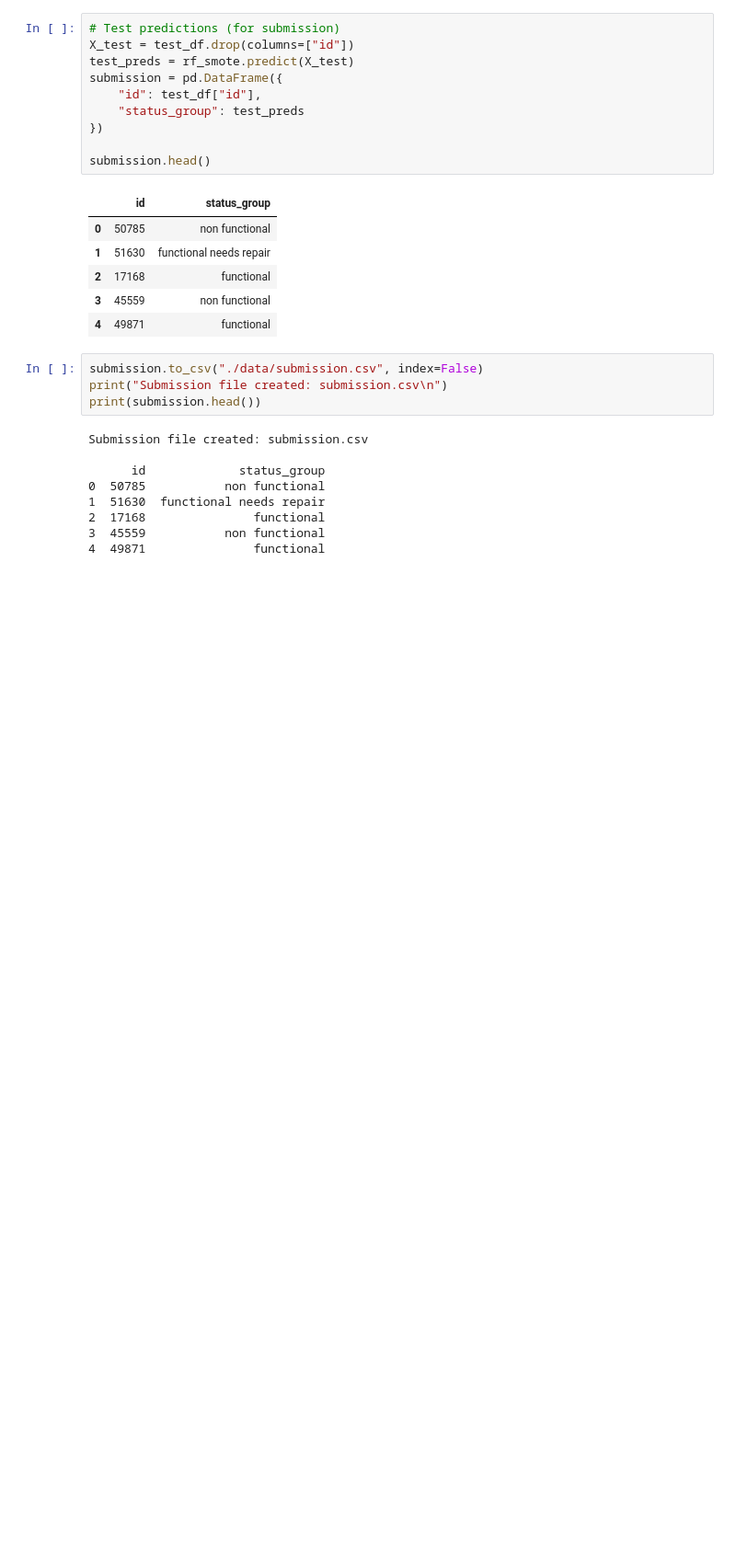
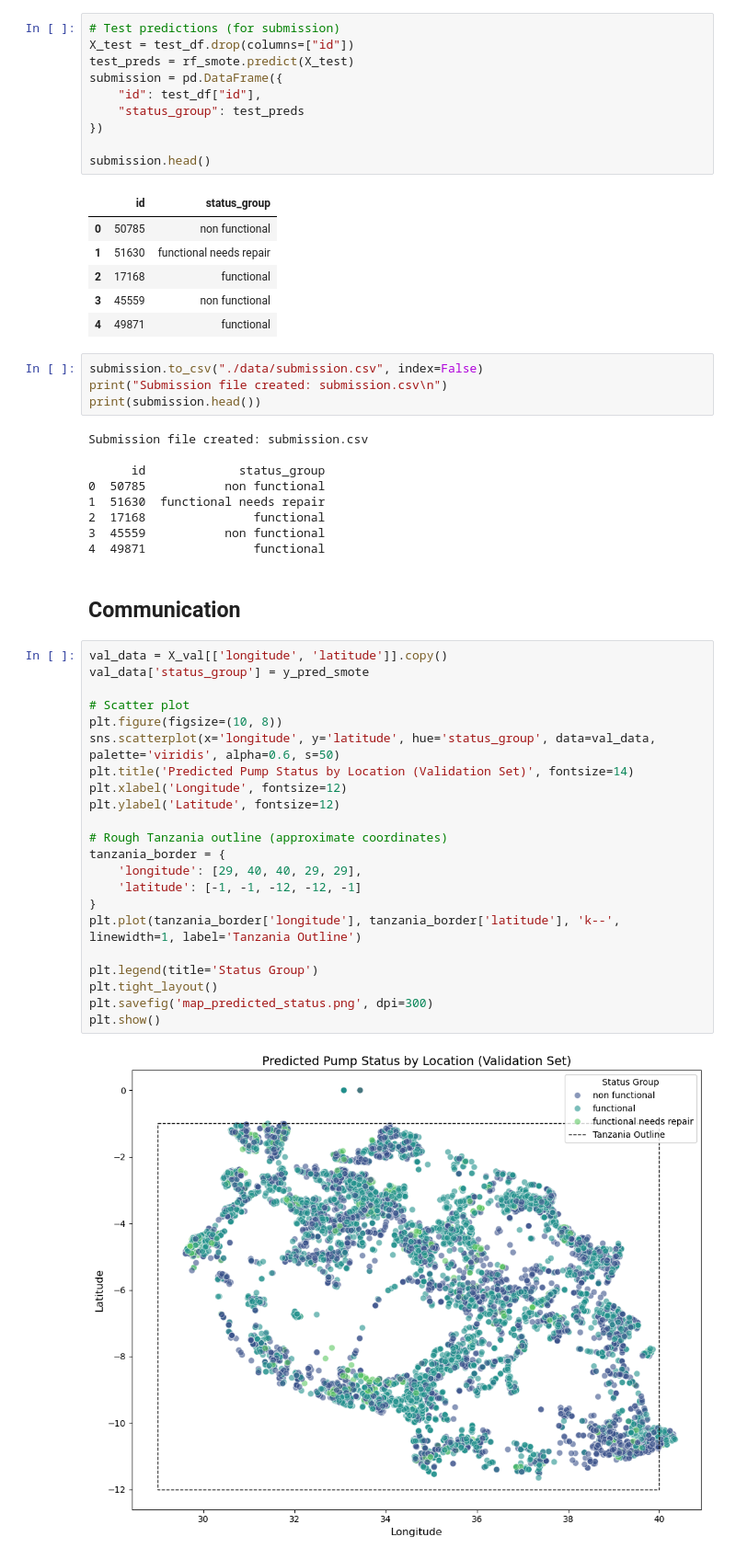
Before and after one commit to KitwanaSh/data_driven_competition, a Jupyter notebook: water_pumps_tz/pump_it_up.ipynb, the cells around one changed output. Shown at 92% size. Cells and saved outputs as stored; diff of their text form; blank space fills up the shorter version.

Commit message:
Feat: Finish the communication

```diff
--- a/water_pumps_tz/pump_it_up.ipynb
+++ b/water_pumps_tz/pump_it_up.ipynb
@@ -1025,3 +1029,29 @@ Submission file created: submission.csv
 2  17168               functional
 3  45559           non functional
 4  49871               functional
+# %% [markdown]
+## Communication
+# %%
+val_data = X_val[['longitude', 'latitude']].copy()
+val_data['status_group'] = y_pred_smote
+
+# Scatter plot
+plt.figure(figsize=(10, 8))
+sns.scatterplot(x='longitude', y='latitude', hue='status_group', data=val_data, palette='viridis', alpha=0.6, s=50)
+plt.title('Predicted Pump Status by Location (Validation Set)', fontsize=14)
+plt.xlabel('Longitude', fontsize=12)
+plt.ylabel('Latitude', fontsize=12)
+
+# Rough Tanzania outline (approximate coordinates)
+tanzania_border = {
+    'longitude': [29, 40, 40, 29, 29],
+    'latitude': [-1, -1, -12, -12, -1]
+}
+plt.plot(tanzania_border['longitude'], tanzania_border['latitude'], 'k--', linewidth=1, label='Tanzania Outline')
+
+plt.legend(title='Status Group')
+plt.tight_layout()
+plt.savefig('map_predicted_status.png', dpi=300)
+plt.show()
+# %% [output]
+[figure, added]
```
Also changed, not shown: parts of 7 cells of this notebook, 4 other files.
